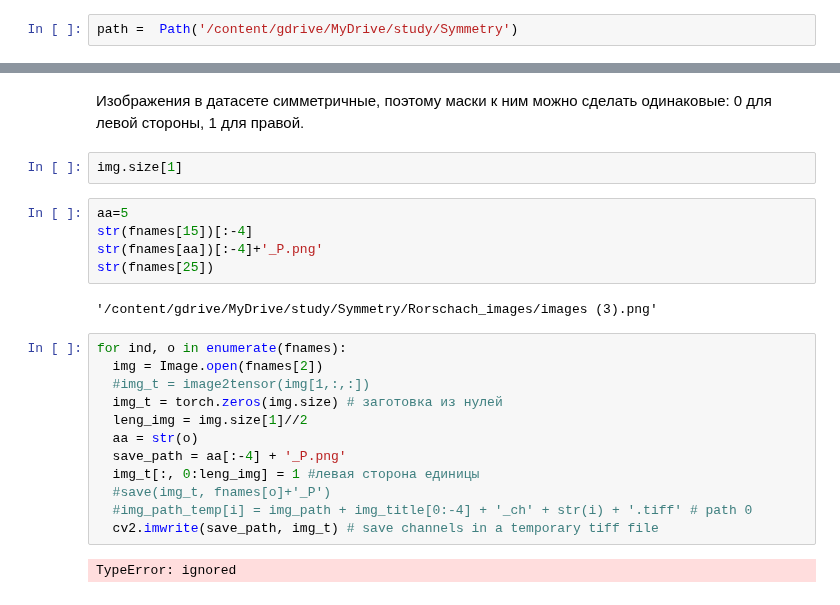
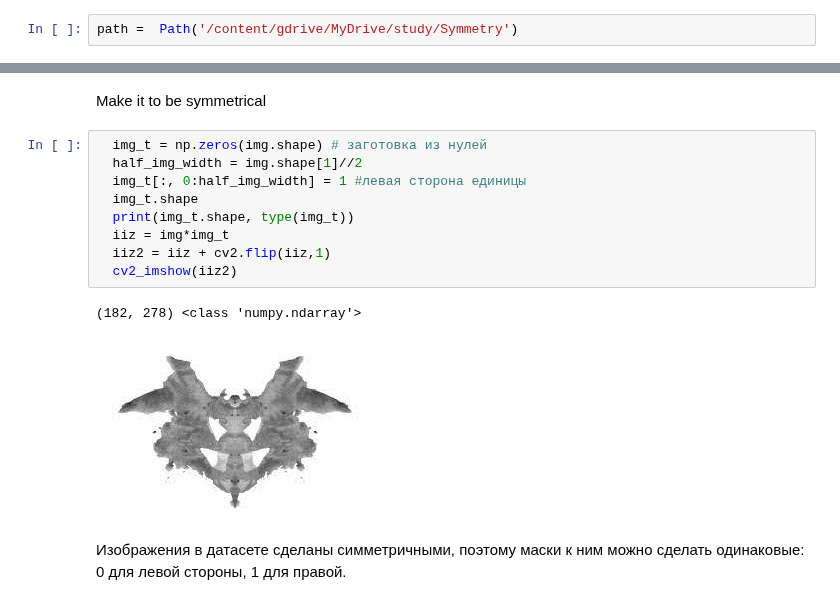
Before and after one commit to avkornaev/Fast_AI_course, a Jupyter notebook: Rorschach_labeler.ipynb, the cells around one changed output, grey strips where cells are left out. Cells and saved outputs as stored; diff of their text form.

```diff
--- a/Rorschach_labeler.ipynb
+++ b/Rorschach_labeler.ipynb
@@ -29,25 +57,16 @@ torch.Size([1, 186, 271])
+# %% [markdown]
+Make it to be symmetrical
+# %%
+  img_t = np.zeros(img.shape) # заготовка из нулей
+  half_img_width = img.shape[1]//2
+  img_t[:, 0:half_img_width] = 1 #левая сторона единицы
+  img_t.shape
+  print(img_t.shape, type(img_t))
+  iiz = img*img_t
+  iiz2 = iiz + cv2.flip(iiz,1)
+  cv2_imshow(iiz2)
+# %% [output]
+(182, 278) <class 'numpy.ndarray'>
+[figure, added]
 # %% [markdown]
-Изображения в датасете симметричные, поэтому маски к ним можно сделать одинаковые: 0 для левой стороны, 1 для правой.
+Изображения в датасете сделаны симметричными, поэтому маски к ним можно сделать одинаковые: 0 для левой стороны, 1 для правой.
-# %%
-img.size[1]
-# %%
-aa=5
-str(fnames[15])[:-4]
-str(fnames[aa])[:-4]+'_P.png'
-str(fnames[25])
-# %% [output]
-'/content/gdrive/MyDrive/study/Symmetry/Rorschach_images/images (3).png'
-# %%
-for ind, o in enumerate(fnames):
-  img = Image.open(fnames[2])
-  #img_t = image2tensor(img[1,:,:])
-  img_t = torch.zeros(img.size) # заготовка из нулей
-  leng_img = img.size[1]//2
-  aa = str(o)
-  save_path = aa[:-4] + '_P.png'
-  img_t[:, 0:leng_img] = 1 #левая сторона единицы
-  #save(img_t, fnames[o]+'_P')
-  #img_path_temp[i] = img_path + img_title[0:-4] + '_ch' + str(i) + '.tiff' # path 0
-  cv2.imwrite(save_path, img_t) # save channels in a temporary tiff file
-# %% [output]
-TypeError: ignored
```
Also changed, not shown: parts of 15 cells of this notebook.
